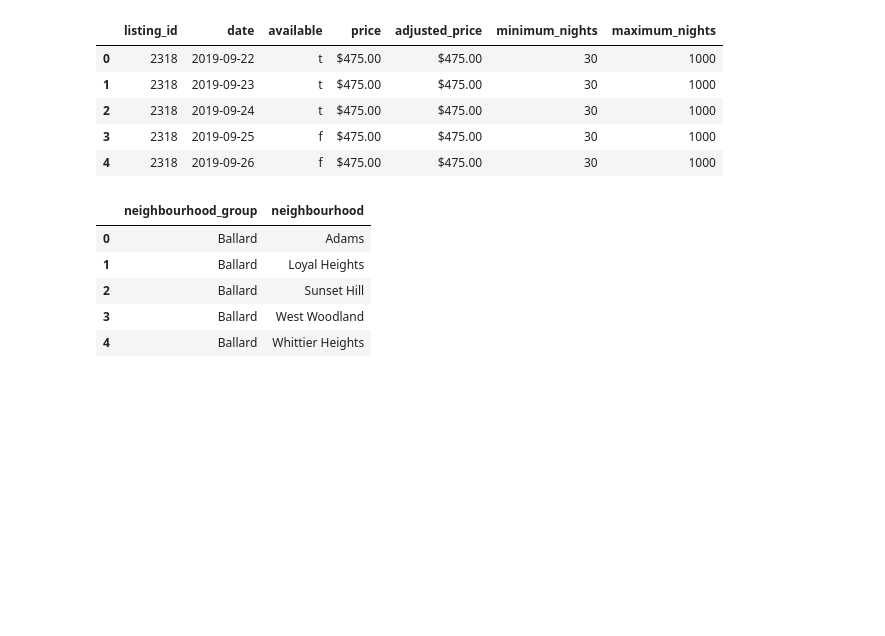
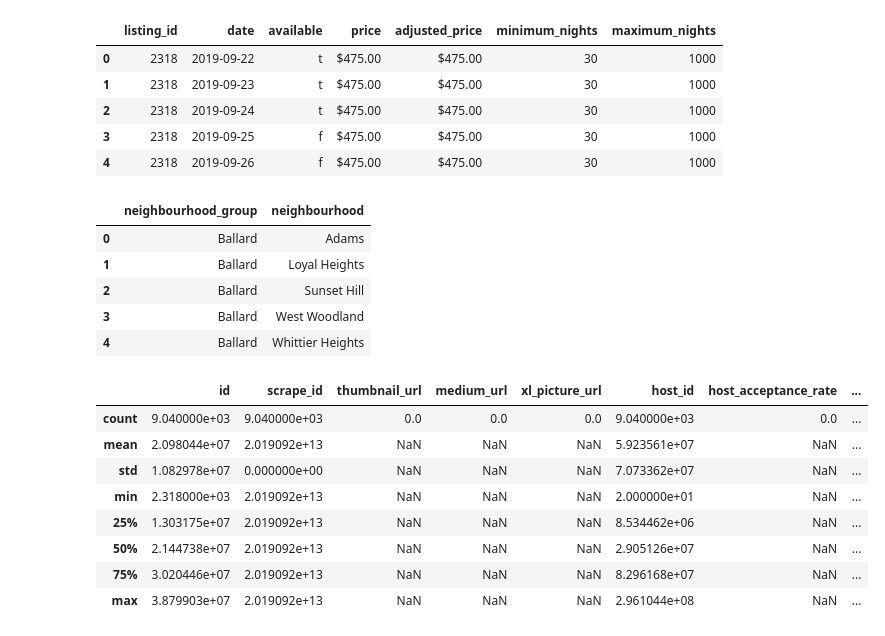
Before and after one commit to charlieba/Datascience-Blog-Airbnb-Seattle, a Jupyter notebook: Break into the field Seattle.ipynb, the cells around one changed output. Drawn from its saved outputs; the diff is of its cells as text; code cells hidden in the pictures; blank space fills up the shorter version.

```diff
--- a/Break into the field Seattle.ipynb
+++ b/Break into the field Seattle.ipynb
@@ -120,3 +120,16 @@ seattle_neighbourhoods.head()
 | 2 | Ballard | Sunset Hill |
 | 3 | Ballard | West Woodland |
 | 4 | Ballard | Whittier Heights |
+# %%
+pd.set_option('display.max_columns', None)
+seattle_scraped.describe()
+# %% [output]
+|  | id | scrape_id | thumbnail_url | medium_url | xl_picture_url | host_id | host_acceptance_rate | ... |
+| count | 9.040000e+03 | 9.040000e+03 | 0.0 | 0.0 | 0.0 | 9.040000e+03 | 0.0 | ... |
+| mean | 2.098044e+07 | 2.019092e+13 | NaN | NaN | NaN | 5.923561e+07 | NaN | ... |
+| std | 1.082978e+07 | 0.000000e+00 | NaN | NaN | NaN | 7.073362e+07 | NaN | ... |
+| min | 2.318000e+03 | 2.019092e+13 | NaN | NaN | NaN | 2.000000e+01 | NaN | ... |
+| 25% | 1.303175e+07 | 2.019092e+13 | NaN | NaN | NaN | 8.534462e+06 | NaN | ... |
+| 50% | 2.144738e+07 | 2.019092e+13 | NaN | NaN | NaN | 2.905126e+07 | NaN | ... |
+| 75% | 3.020446e+07 | 2.019092e+13 | NaN | NaN | NaN | 8.296168e+07 | NaN | ... |
+| max | 3.879903e+07 | 2.019092e+13 | NaN | NaN | NaN | 2.961044e+08 | NaN | ... |
```
Also changed, not shown: 1 other file.
